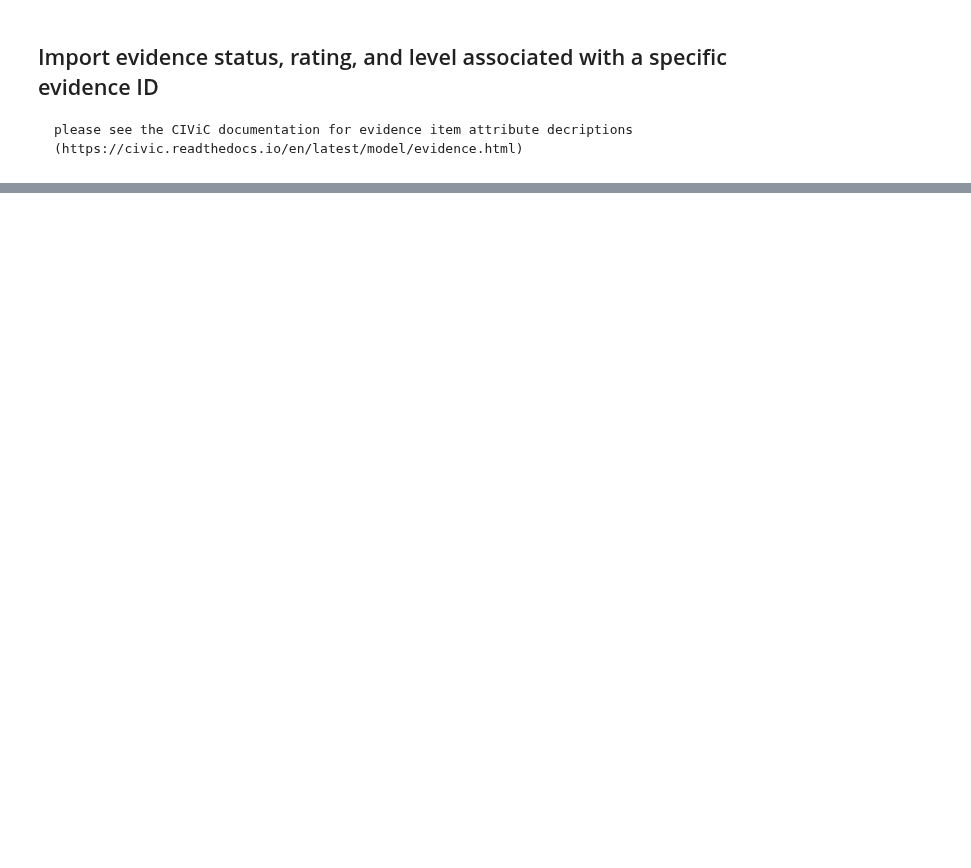
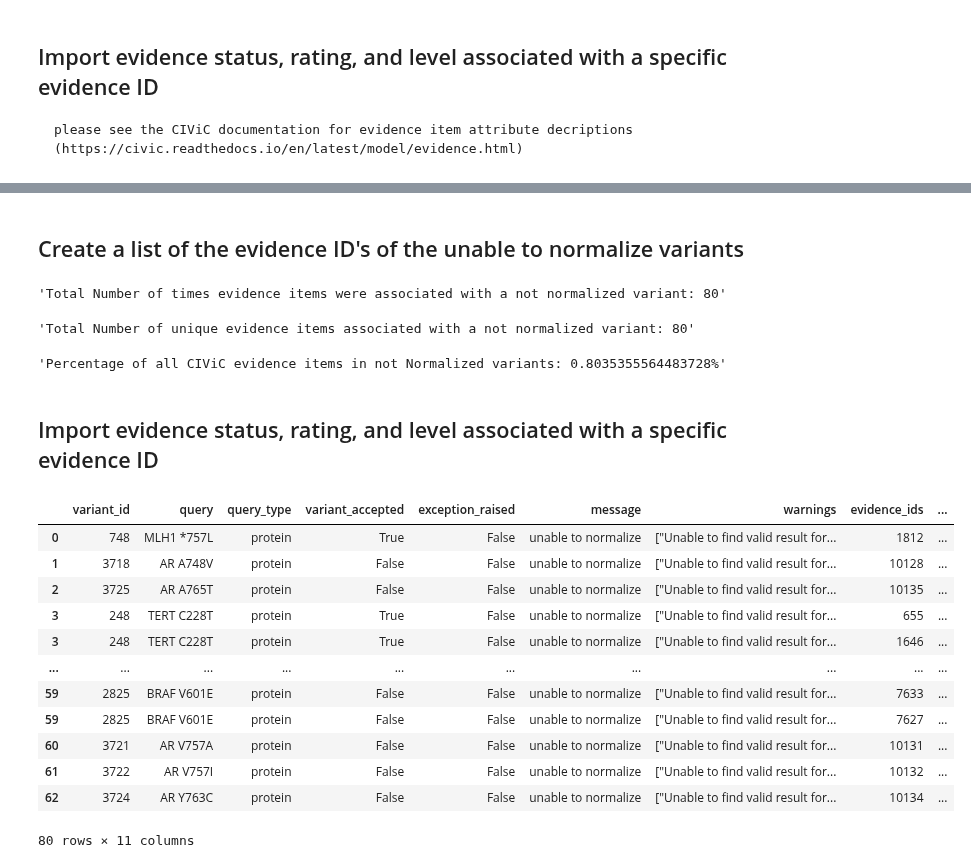
Before and after one commit to cancervariants/variation-normalization, a Jupyter notebook: notebooks/analysis/civic/civic_evidence_analysis.ipynb, the cells around one changed output, grey strips where cells are left out. Saved outputs shown, nothing was run; the diff lists cells and outputs as text; code cells hidden in the pictures; blank space fills up the shorter version.

```diff
--- a/notebooks/analysis/civic/civic_evidence_analysis.ipynb
+++ b/notebooks/analysis/civic/civic_evidence_analysis.ipynb
@@ -238,0 +214,14 @@ transcript_variant_non_supp_var_df = non_supp_var_df[non_supp_var_df.category ==
+# %%
+not_normalized_variants_evidence_ids = []
+for v in not_normalized_variant_id_list:
+    not_normalized_variant_evidence_id_list = []
+    for variant in civic_variant_ids:
+        if int(v) == variant.id:
+            for mp in variant.molecular_profiles:
+                for e in mp.evidence_items:
+                    if e.id not in not_normalized_variant_evidence_id_list:
+                        not_normalized_variant_evidence_id_list.append(e.id)
+            not_normalized_variant_evidence_id_list = not_normalized_variant_evidence_id_list or ""
+    not_normalized_variants_evidence_ids.append(not_normalized_variant_evidence_id_list)
+not_normalized_quer_df["evidence_ids"] = not_normalized_variants_evidence_ids
+not_normalized_quer_df
@@ -238,0 +244,3 @@ transcript_variant_non_supp_var_df = non_supp_var_df[non_supp_var_df.category ==
+# %%
+not_normalized_quer_df = not_normalized_quer_df.explode(column="evidence_ids")
+not_normalized_quer_df
@@ -238,0 +261,61 @@ transcript_variant_non_supp_var_df = non_supp_var_df[non_supp_var_df.category ==
+# %% [markdown]
+## Create a list of the evidence ID's of the unable to normalize variants
+# %%
+not_normalized_evidence_id_list = list(not_normalized_quer_df["evidence_ids"])
+# %%
+total_number_not_normalized_variant_evidence_items = len(not_normalized_evidence_id_list)
+f"Total Number of times evidence items were associated with a not normalized variant: {total_number_not_normalized_variant_evidence_items}"
+# %% [output]
+'Total Number of times evidence items were associated with a not normalized variant: 80'
+# %%
+total_number_not_normalized_variant_unique_evidence_items = len(not_normalized_evidence_id_list)
+f"Total Number of unique evidence items associated with a not normalized variant: {total_number_not_normalized_variant_unique_evidence_items}"
+# %% [output]
+'Total Number of unique evidence items associated with a not normalized variant: 80'
+# %%
+not_normalized_percentage_evidence_items = total_number_not_normalized_variant_unique_evidence_items/total_number_evidences*100
+f"Percentage of all CIViC evidence items in not Normalized variants: {not_normalized_percentage_evidence_items}%"
+# %% [output]
+'Percentage of all CIViC evidence items in not Normalized variants: 0.8035355564483728%'
+# %% [markdown]
+## Import evidence status, rating, and level associated with a specific evidence ID
+# %%
+not_normalized_variants_evidence_statuses = []
+not_normalized_variants_evidence_ratings = []
+not_normalized_variants_evidence_levels = []
+for e in not_normalized_evidence_id_list:
+    not_normalized_variant_evidence_status_list = []
+    not_normalized_variant_evidence_rating_list = []
+    not_normalized_variant_evidence_level_list = []
+    for evidence in civic_evidence_ids:
+        if int(e) == evidence.id:
+            if evidence.status not in not_normalized_variant_evidence_status_list:
+                not_normalized_variant_evidence_status_list.append(evidence.status)
+            not_normalized_variant_evidence_status_list = not_normalized_variant_evidence_status_list or ""
+            if evidence.rating not in not_normalized_variant_evidence_rating_list:
+                not_normalized_variant_evidence_rating_list.append(evidence.rating)
+            not_normalized_variant_evidence_rating_list = not_normalized_variant_evidence_rating_list or ""
+            if evidence.evidence_level not in not_normalized_variant_evidence_level_list:
+                not_normalized_variant_evidence_level_list.append(evidence.evidence_level)
+            not_normalized_variant_evidence_level_list = not_normalized_variant_evidence_level_list or ""
+    not_normalized_variants_evidence_statuses.append(not_normalized_variant_evidence_status_list)
+    not_normalized_variants_evidence_ratings.append(not_normalized_variant_evidence_rating_list)
+    not_normalized_variants_evidence_levels.append(not_normalized_variant_evidence_level_list)
+not_normalized_quer_df["evidence_status"] = not_normalized_variants_evidence_statuses
+not_normalized_quer_df["evidence_rating"] = not_normalized_variants_evidence_ratings
+not_normalized_quer_df["evidence_level"] = not_normalized_variants_evidence_levels
+not_normalized_quer_df
+# %% [output]
+|  | variant_id | query | query_type | variant_accepted | exception_raised | message | warnings | evidence_ids | ... |
+| 0 | 748 | MLH1 *757L | protein | True | False | unable to normalize | ["Unable to find valid result for... | 1812 | ... |
+| 1 | 3718 | AR A748V | protein | False | False | unable to normalize | ["Unable to find valid result for... | 10128 | ... |
+| 2 | 3725 | AR A765T | protein | False | False | unable to normalize | ["Unable to find valid result for... | 10135 | ... |
+| 3 | 248 | TERT C228T | protein | True | False | unable to normalize | ["Unable to find valid result for... | 655 | ... |
+| 3 | 248 | TERT C228T | protein | True | False | unable to normalize | ["Unable to find valid result for... | 1646 | ... |
+| ... | ... | ... | ... | ... | ... | ... | ... | ... | ... |
+| 59 | 2825 | BRAF V601E | protein | False | False | unable to normalize | ["Unable to find valid result for... | 7633 | ... |
+| 59 | 2825 | BRAF V601E | protein | False | False | unable to normalize | ["Unable to find valid result for... | 7627 | ... |
+| 60 | 3721 | AR V757A | protein | False | False | unable to normalize | ["Unable to find valid result for... | 10131 | ... |
+| 61 | 3722 | AR V757I | protein | False | False | unable to normalize | ["Unable to find valid result for... | 10132 | ... |
+| 62 | 3724 | AR Y763C | protein | False | False | unable to normalize | ["Unable to find valid result for... | 10134 | ... |
+80 rows × 11 columns
```
Also changed, not shown: parts of 181 cells of this notebook.
